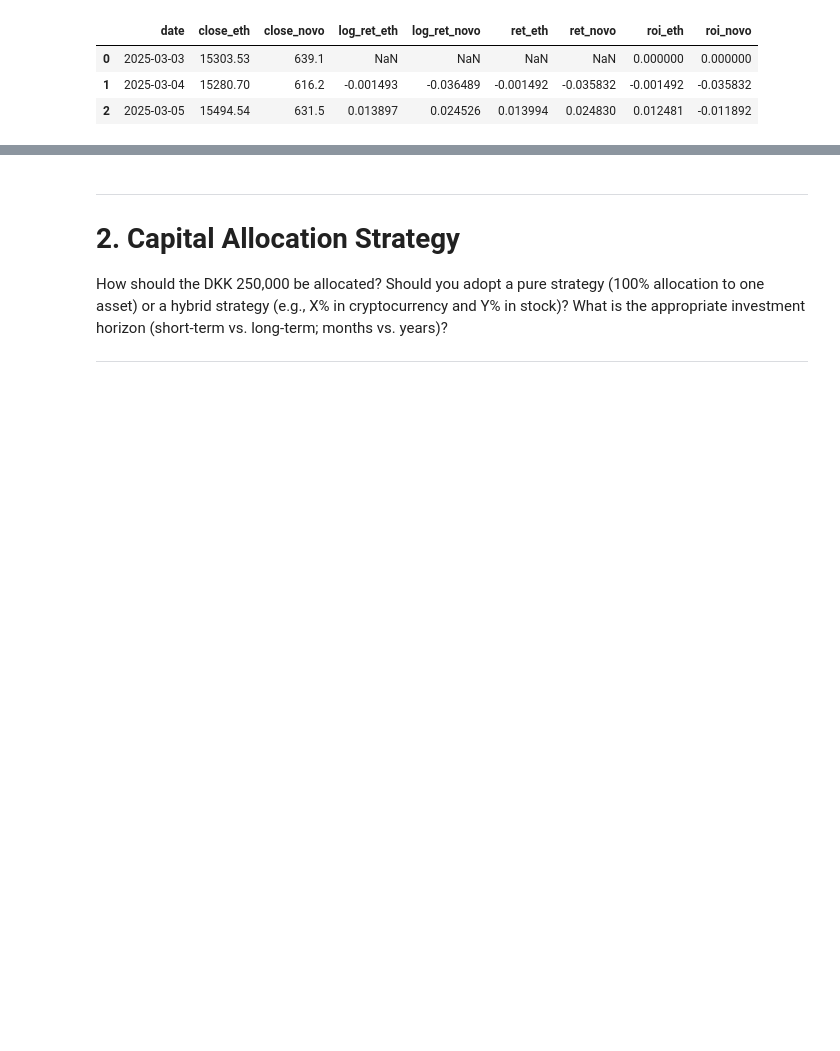
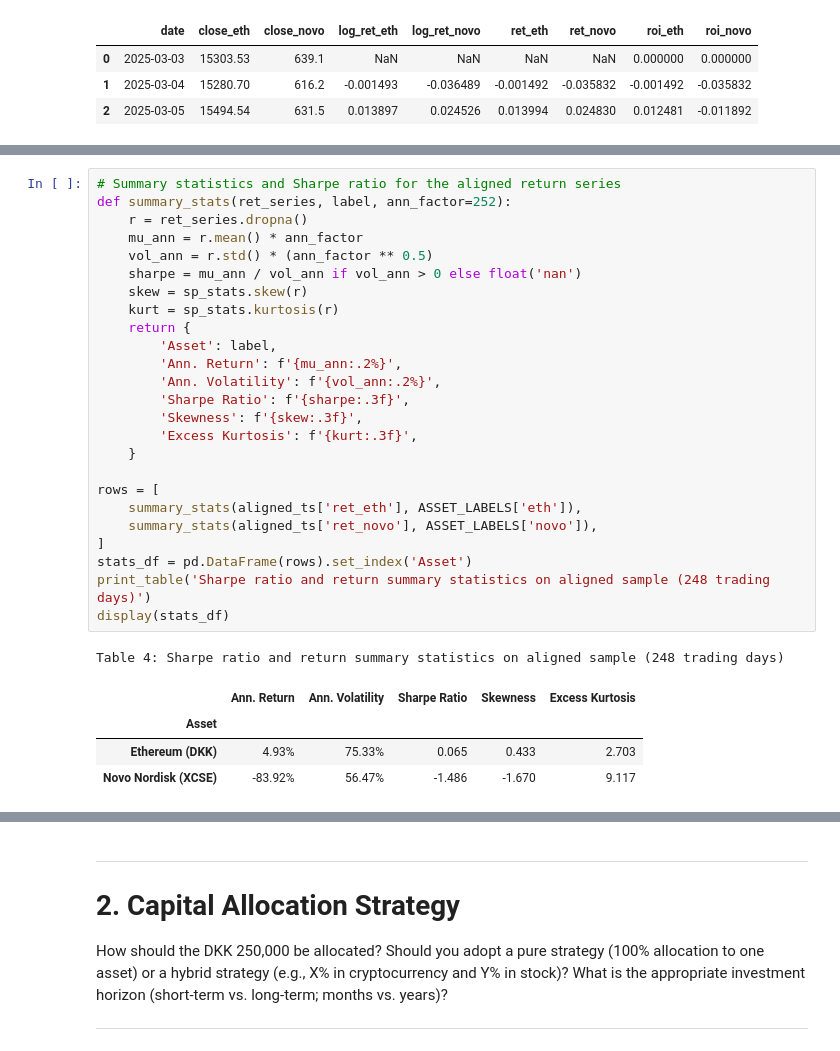
Before and after one commit to PontusNeumann/CBS-Spring26, a Jupyter notebook: ML/ML MA2/PN_compulsory_assignment_2.ipynb, the cells around one changed output, grey strips where cells are left out. Drawn from its saved outputs; the diff is of its cells as text; blank space fills up the shorter version.

```diff
--- a/ML/ML MA2/PN_compulsory_assignment_2.ipynb
+++ b/ML/ML MA2/PN_compulsory_assignment_2.ipynb
@@ -259,0 +261,31 @@ display(aligned_ts.head(3))
+# %%
+# Summary statistics and Sharpe ratio for the aligned return series
+def summary_stats(ret_series, label, ann_factor=252):
+    r = ret_series.dropna()
+    mu_ann = r.mean() * ann_factor
+    vol_ann = r.std() * (ann_factor ** 0.5)
+    sharpe = mu_ann / vol_ann if vol_ann > 0 else float('nan')
+    skew = sp_stats.skew(r)
+    kurt = sp_stats.kurtosis(r)
+    return {
+        'Asset': label,
+        'Ann. Return': f'{mu_ann:.2%}',
+        'Ann. Volatility': f'{vol_ann:.2%}',
+        'Sharpe Ratio': f'{sharpe:.3f}',
+        'Skewness': f'{skew:.3f}',
+        'Excess Kurtosis': f'{kurt:.3f}',
+    }
+
+rows = [
+    summary_stats(aligned_ts['ret_eth'], ASSET_LABELS['eth']),
+    summary_stats(aligned_ts['ret_novo'], ASSET_LABELS['novo']),
+]
+stats_df = pd.DataFrame(rows).set_index('Asset')
+print_table('Sharpe ratio and return summary statistics on aligned sample (248 trading days)')
+display(stats_df)
+# %% [output]
+Table 4: Sharpe ratio and return summary statistics on aligned sample (248 trading days)
+|  | Ann. Return | Ann. Volatility | Sharpe Ratio | Skewness | Excess Kurtosis |
+| Asset |  |  |  |  |  |
+| Ethereum (DKK) | 4.93% | 75.33% | 0.065 | 0.433 | 2.703 |
+| Novo Nordisk (XCSE) | -83.92% | 56.47% | -1.486 | -1.670 | 9.117 |
```
Also changed, not shown: parts of 10 cells of this notebook, 3 other files.
